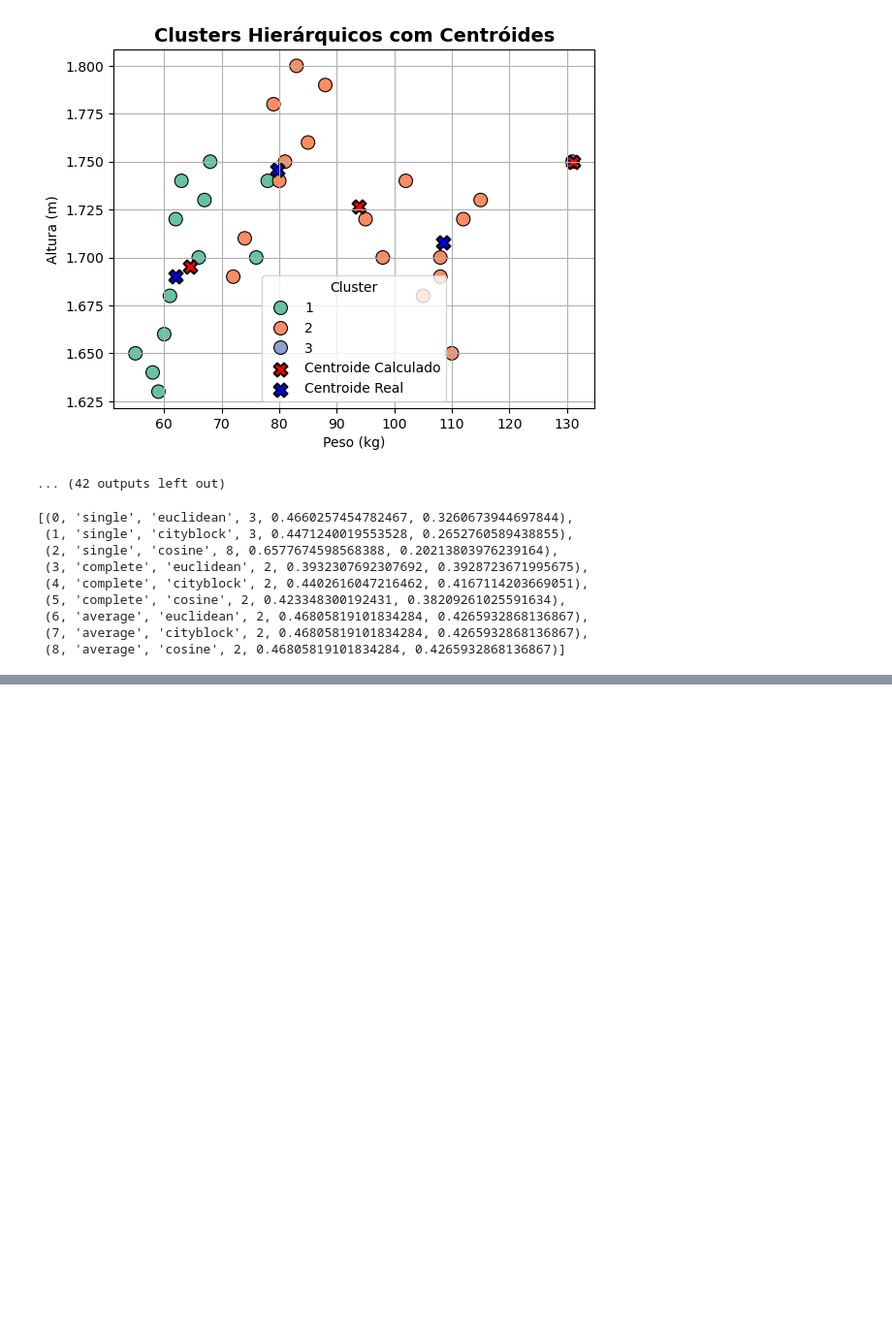
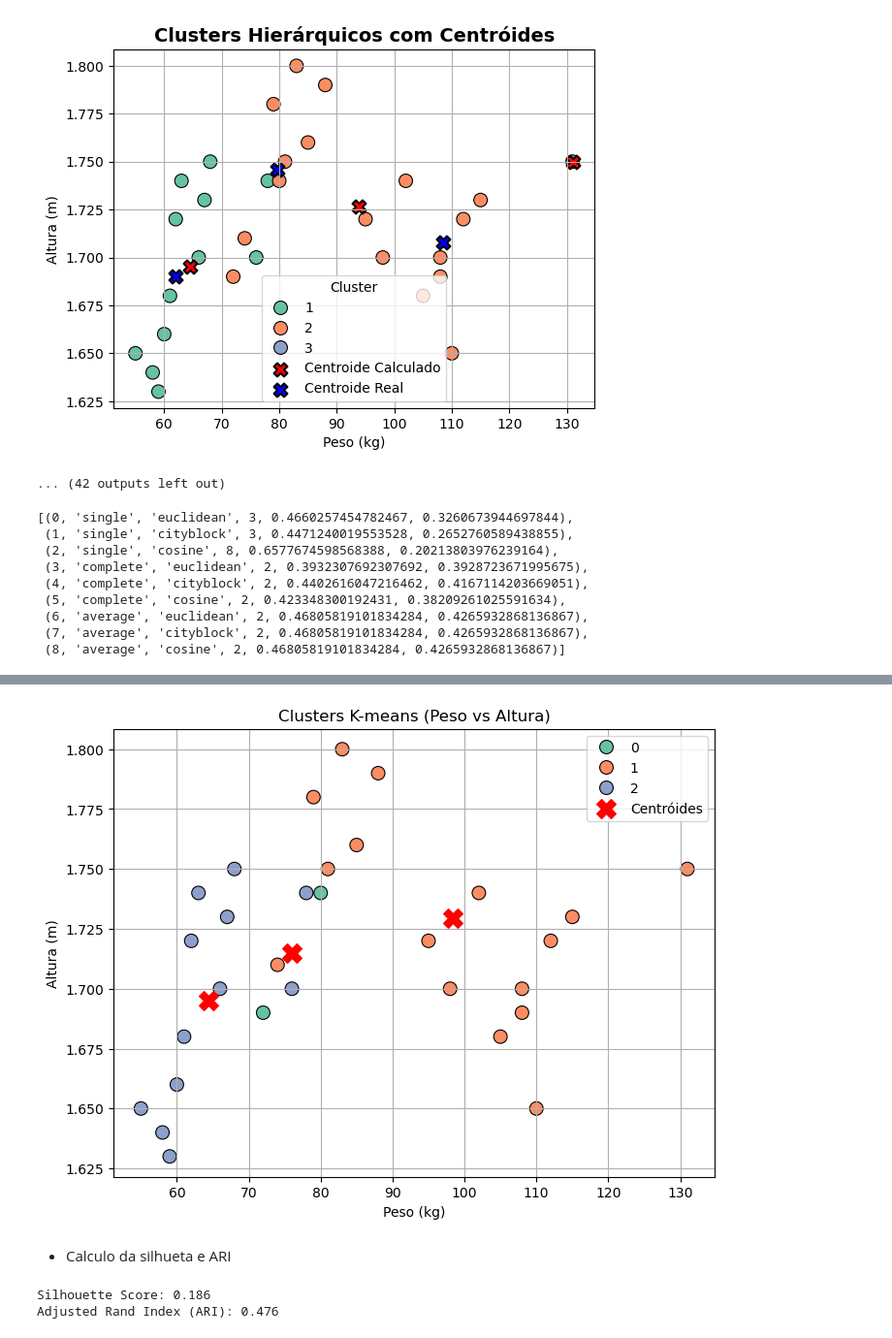
Before and after one commit to Rodrigo-Pinto22/Cluster-Analysis-Obesity-Level, a Jupyter notebook: Cluster_Analysis_Simu.ipynb, the cells around one changed output, grey strips where cells are left out. Shown at 97% size. Drawn from its saved outputs; the diff is of its cells as text; code cells hidden in the pictures; blank space fills up the shorter version.

```diff
--- a/Cluster_Analysis_Simu.ipynb
+++ b/Cluster_Analysis_Simu.ipynb
@@ -768,0 +793,7 @@ listIterations
+# %%
+# Centróides em unidades originais
+centroids = scaler.inverse_transform(kmeans.cluster_centers_)
+
+print("Centróides dos clusters (valores originais):")
+for i, c in enumerate(centroids):
+    print(f"Cluster {i}: {dict(zip(X.columns, c))}")
@@ -768,0 +805,43 @@ listIterations
+# %%
+import matplotlib.pyplot as plt
+import seaborn as sns
+
+plt.figure(figsize=(8,6))
+sns.scatterplot(
+    x="Peso", y="Altura",
+    hue="Cluster_KMeans",
+    data=dados_simulados,
+    palette="Set2", s=100, edgecolor="k"
+)
+
+# Desenhar os centróides (em valores originais)
+plt.scatter(
+    centroids[:, X.columns.get_loc("Peso")],
+    centroids[:, X.columns.get_loc("Altura")],
+    c="red", marker="X", s=200, label="Centróides"
+)
+
+plt.title("Clusters K-means (Peso vs Altura)")
+plt.xlabel("Peso (kg)")
+plt.ylabel("Altura (m)")
+plt.legend()
+plt.grid(True)
+plt.show()
+# %% [output]
+[figure, added]
+# %% [markdown]
+* Calculo da silhueta e ARI
+# %%
+from sklearn.metrics import silhouette_score, adjusted_rand_score
+
+# Avaliar Silhouette (não precisa de labels reais)
+silhouette = silhouette_score(X_scaled, dados_simulados["Cluster_KMeans"])
+print(f"Silhouette Score: {silhouette:.3f}")
+
+# Avaliar ARI (só se tiveres labels reais)
+# Substitui 'labels_reais' pela tua variável com os rótulos verdadeiros
+ari = adjusted_rand_score(labels_reais, dados_simulados["Cluster_KMeans"])
+print(f"Adjusted Rand Index (ARI): {ari:.3f}")
+# %% [output]
+Silhouette Score: 0.186
+Adjusted Rand Index (ARI): 0.476
```
Also changed, not shown: parts of 10 cells of this notebook.
